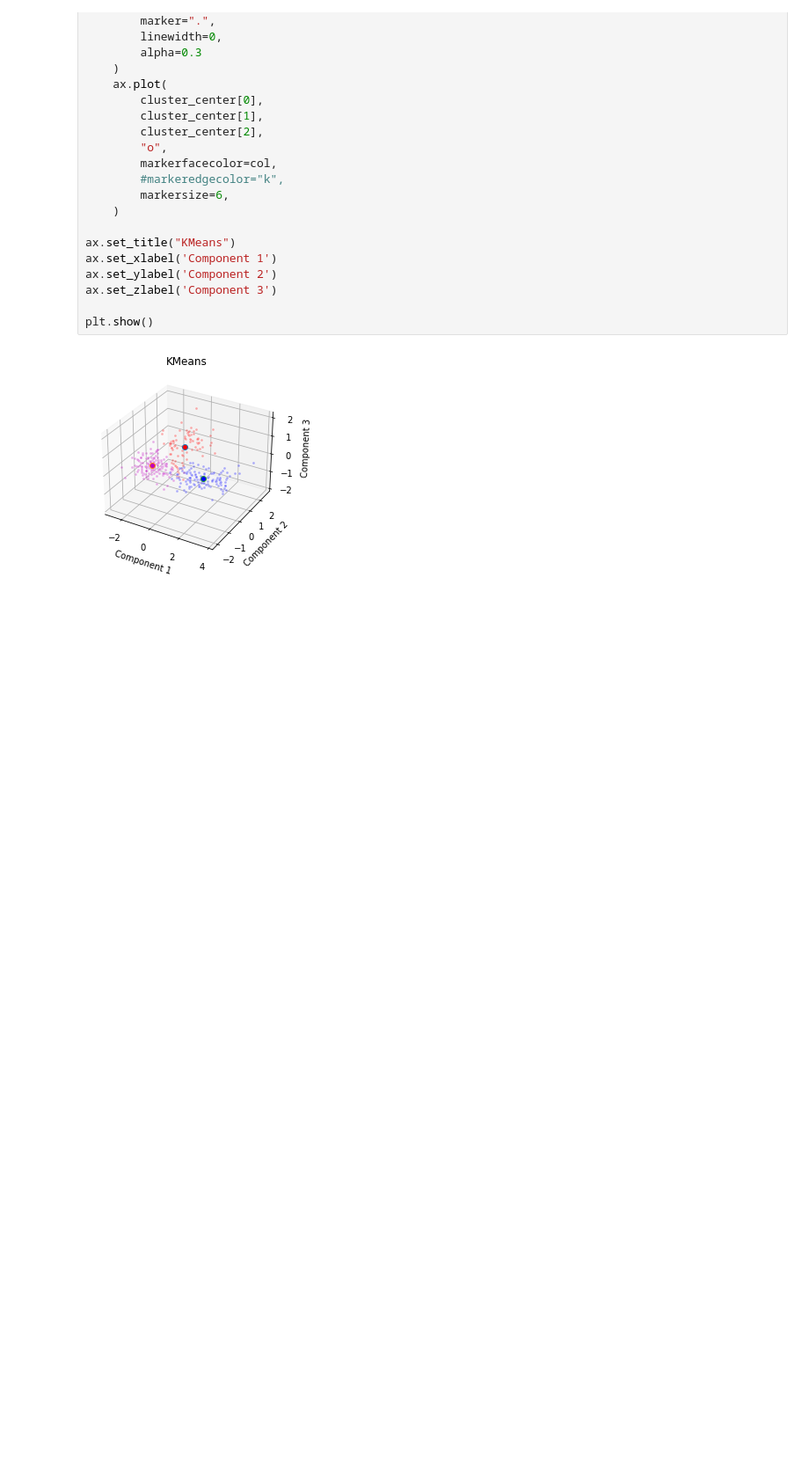
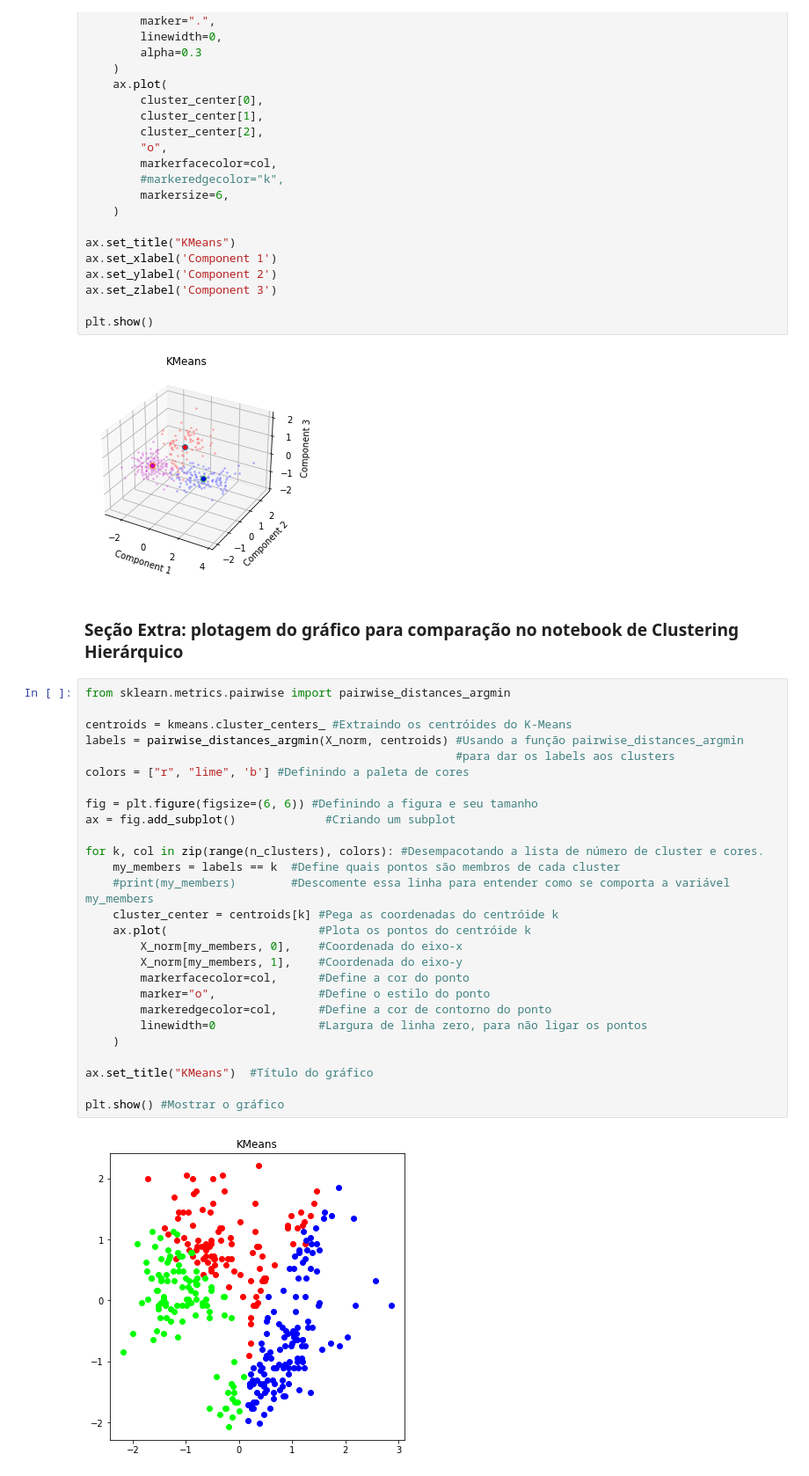
Before and after one commit to Menegau/Sonic-Hedgehog, a Jupyter notebook: Bloco 3/k_means.ipynb, the cells around one changed output. Shown: that part at 88% size. Saved outputs shown, nothing was run; the diff lists cells and outputs as text; blank space fills up the shorter version.

Commit message:
Adiciona notebook de Clustering Hierárquico e uma imagem para comparação, assim como sua plotagem no notebook KMeans.

```diff
--- a/Bloco 3/k_means.ipynb
+++ b/Bloco 3/k_means.ipynb
@@ -334,3 +334,34 @@ ax.set_zlabel('Component 3')
 plt.show()
 # %% [output]
 [figure]
+# %% [markdown]
+### Seção Extra: plotagem do gráfico para comparação no notebook de Clustering Hierárquico
+# %%
+from sklearn.metrics.pairwise import pairwise_distances_argmin
+
+centroids = kmeans.cluster_centers_ #Extraindo os centróides do K-Means
+labels = pairwise_distances_argmin(X_norm, centroids) #Usando a função pairwise_distances_argmin
+                                                      #para dar os labels aos clusters
+colors = ["r", "lime", 'b'] #Definindo a paleta de cores
+
+fig = plt.figure(figsize=(6, 6)) #Definindo a figura e seu tamanho
+ax = fig.add_subplot()             #Criando um subplot
+
+for k, col in zip(range(n_clusters), colors): #Desempacotando a lista de número de cluster e cores.
+    my_members = labels == k  #Define quais pontos são membros de cada cluster
+    #print(my_members)        #Descomente essa linha para entender como se comporta a variável my_members
+    cluster_center = centroids[k] #Pega as coordenadas do centróide k
+    ax.plot(                      #Plota os pontos do centróide k
+        X_norm[my_members, 0],    #Coordenada do eixo-x
+        X_norm[my_members, 1],    #Coordenada do eixo-y
+        markerfacecolor=col,      #Define a cor do ponto
+        marker="o",               #Define o estilo do ponto
+        markeredgecolor=col,      #Define a cor de contorno do ponto
+        linewidth=0               #Largura de linha zero, para não ligar os pontos
+    )
+
+ax.set_title("KMeans")  #Título do gráfico
+
+plt.show() #Mostrar o gráfico
+# %% [output]
+[figure, added]
```
Also changed, not shown: 2 other files.
